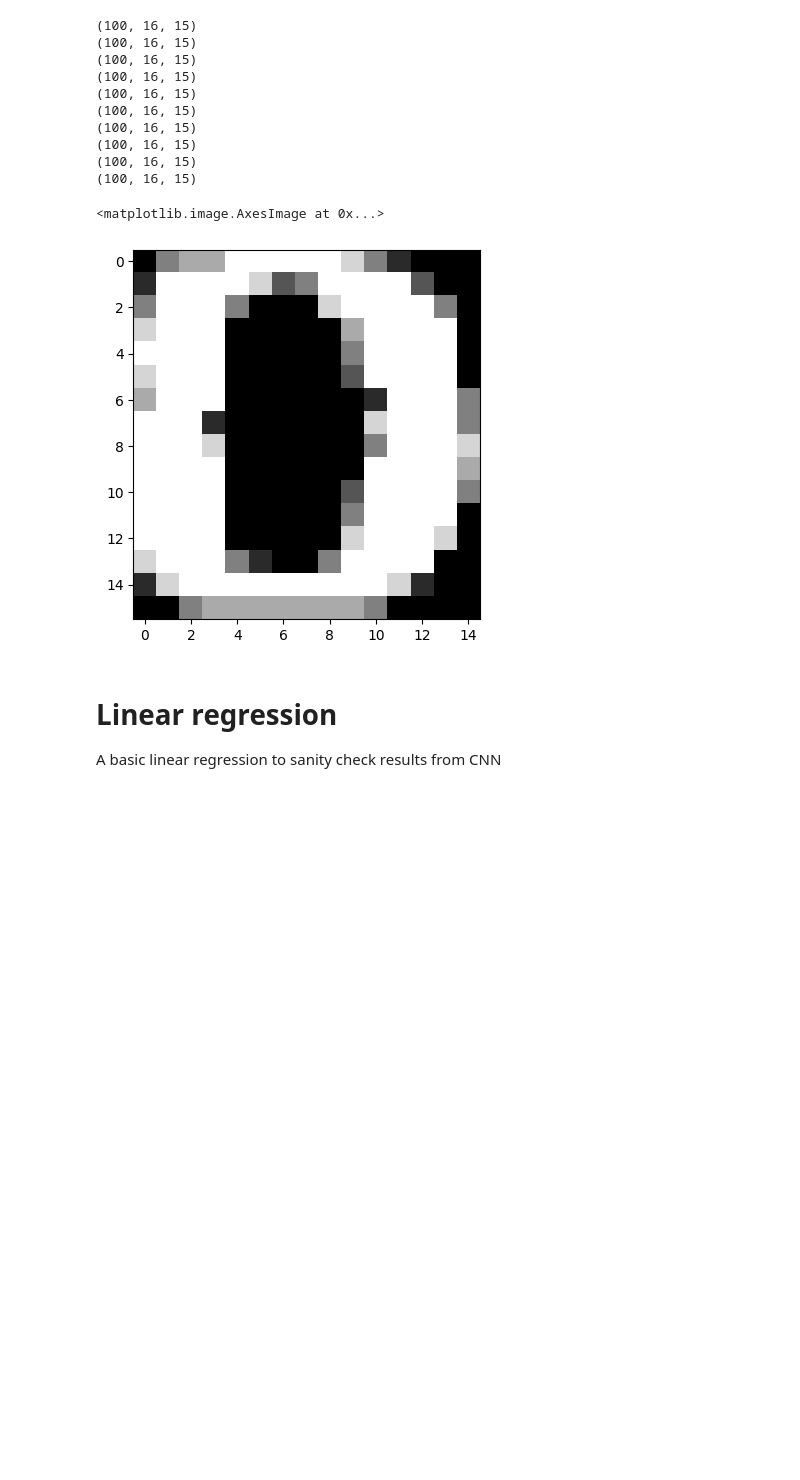
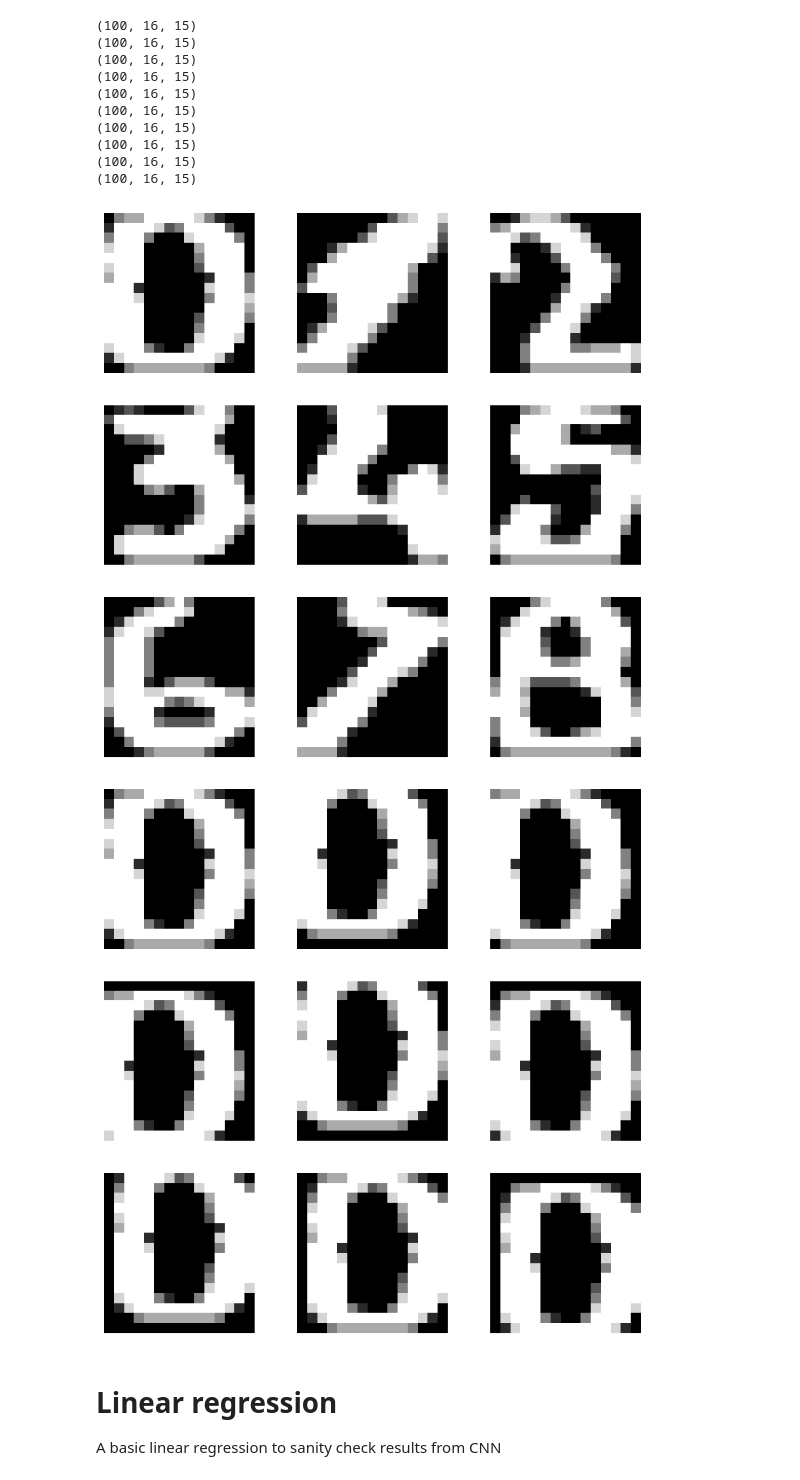
Before and after one commit to tomcouperus/Digit-Recognition, a Jupyter notebook: digit_recognition_(2)_(1).ipynb, the cells around one changed output. Cells and saved outputs as stored; diff of their text form; code cells hidden in the pictures; blank space fills up the shorter version.

Commit message:
Add plots for data examples

```diff
--- a/digit_recognition_(2)_(1).ipynb
+++ b/digit_recognition_(2)_(1).ipynb
@@ -84,16 +84,31 @@ for d in range(10):
 
 x_train_augmented = np.concatenate((x_train, x_train_augmented))
 y_train_augmented = np.concatenate((y_train, y_train_augmented))
-
-plt.imshow(x_train_augmented[0], cmap='gray')
-# %% [output]
-<matplotlib.image.AxesImage at 0x...>
-[figure, removed]
 # %%
 # Normalize the data
 x_test = x_test / x_test.max()
 x_train = x_train / x_train.max()
 x_train_augmented = x_train_augmented / x_train_augmented.max()
+# %%
+# Plot the original data
+fig, axes = plt.subplots(3,3, figsize=(9,9))
+axes = axes.flatten()
+
+for i in range(9):
+    axes[i].imshow(x_train[i*100], cmap='gray')
+    axes[i].axis('off')
+
+# Plot the augmented data
+fig, axes = plt.subplots(3,3, figsize=(9,9))
+axes = axes.flatten()
+
+augmented_zeros_indices = [0, 1000, 1100, 1200, 1300, 1400, 1500, 1600, 1700]
+for i in range(9):
+    axes[i].imshow(x_train_augmented[augmented_zeros_indices[i]], cmap='gray')
+    axes[i].axis('off')
+# %% [output]
+[figure, added]
+[figure, added]
 # %% [markdown]
 # Linear regression
 A basic linear regression to sanity check results from CNN
```
